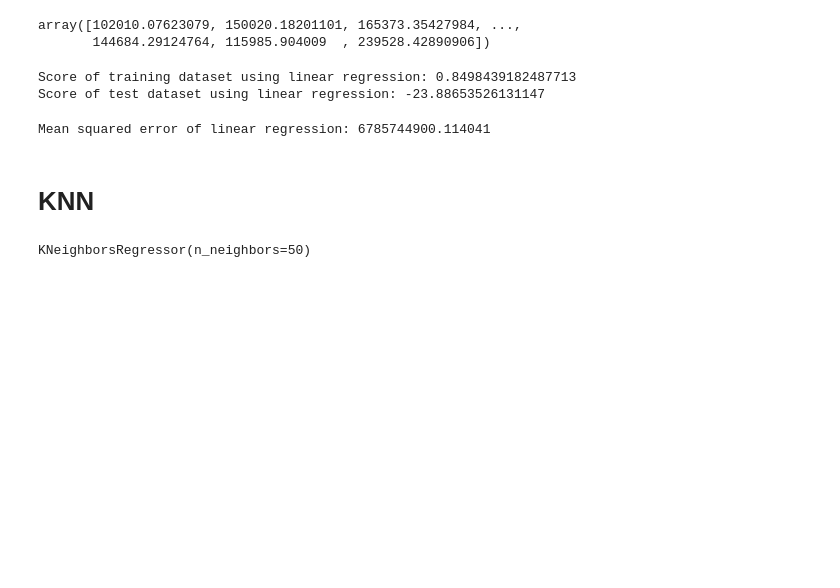
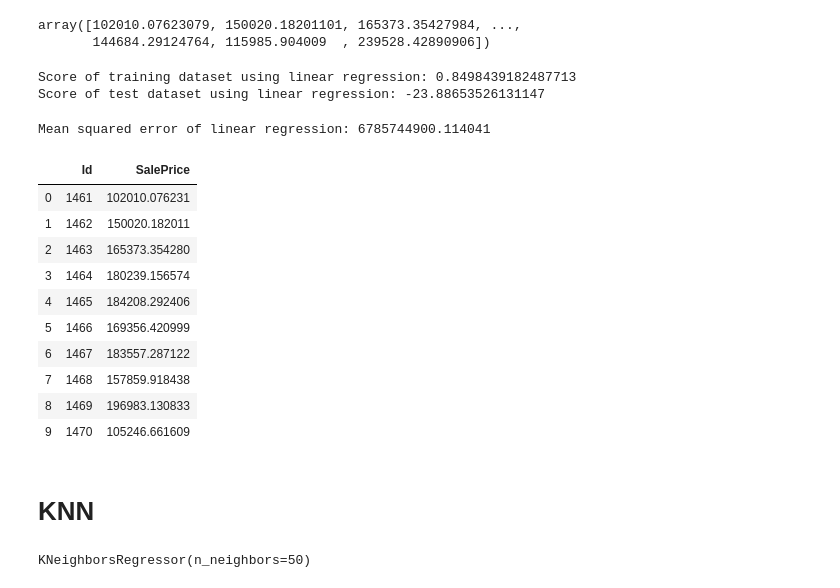
Before and after one commit to AksharaReddyPatlannagari/MACHINE-LEARNING, a Jupyter notebook: Housing_prices_kaggle/price.ipynb, the cells around one changed output. Cells and saved outputs as stored; diff of their text form; code cells hidden in the pictures; blank space fills up the shorter version.

```diff
--- a/Housing_prices_kaggle/price.ipynb
+++ b/Housing_prices_kaggle/price.ipynb
@@ -611,3 +611,18 @@ MSR=mean_squared_error(y_test,y_predict2)
 print("Mean squared error of linear regression:",MSR)
 # %% [output]
 Mean squared error of linear regression: 6785744900.114041
+# %%
+predict_file4=pd.DataFrame({'Id':np.array(X_test_df['Id']),'SalePrice':y_predict2})
+predict_file4.head(10)
+# %% [output]
+|  | Id | SalePrice |
+| 0 | 1461 | 102010.076231 |
+| 1 | 1462 | 150020.182011 |
+| 2 | 1463 | 165373.354280 |
+| 3 | 1464 | 180239.156574 |
+| 4 | 1465 | 184208.292406 |
+| 5 | 1466 | 169356.420999 |
+| 6 | 1467 | 183557.287122 |
+| 7 | 1468 | 157859.918438 |
+| 8 | 1469 | 196983.130833 |
+| 9 | 1470 | 105246.661609 |
```
Also changed, not shown: parts of 1 cell of this notebook, 1 other file.
